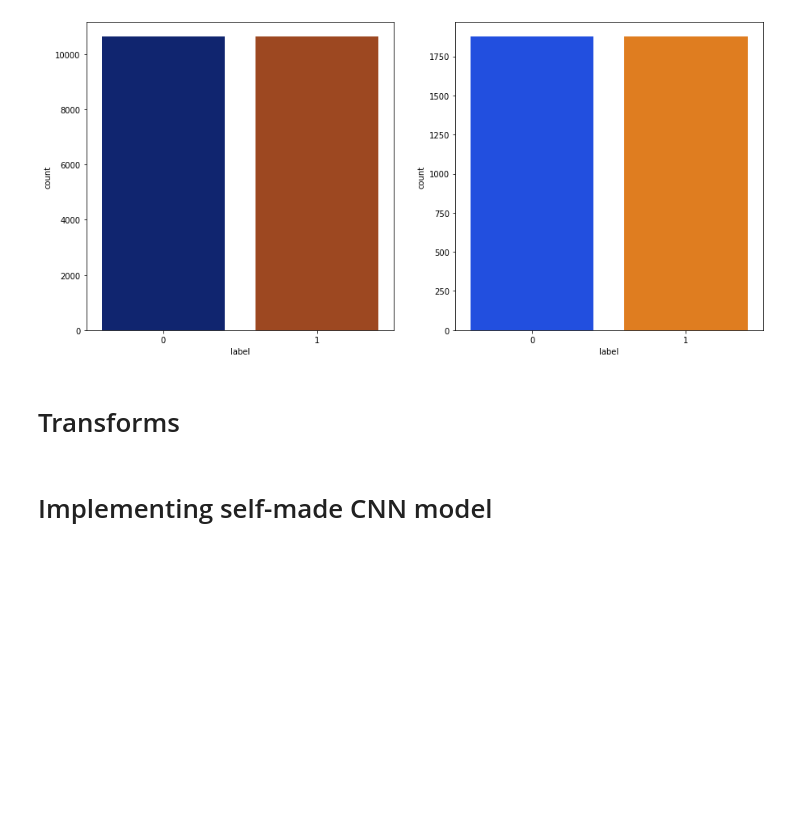
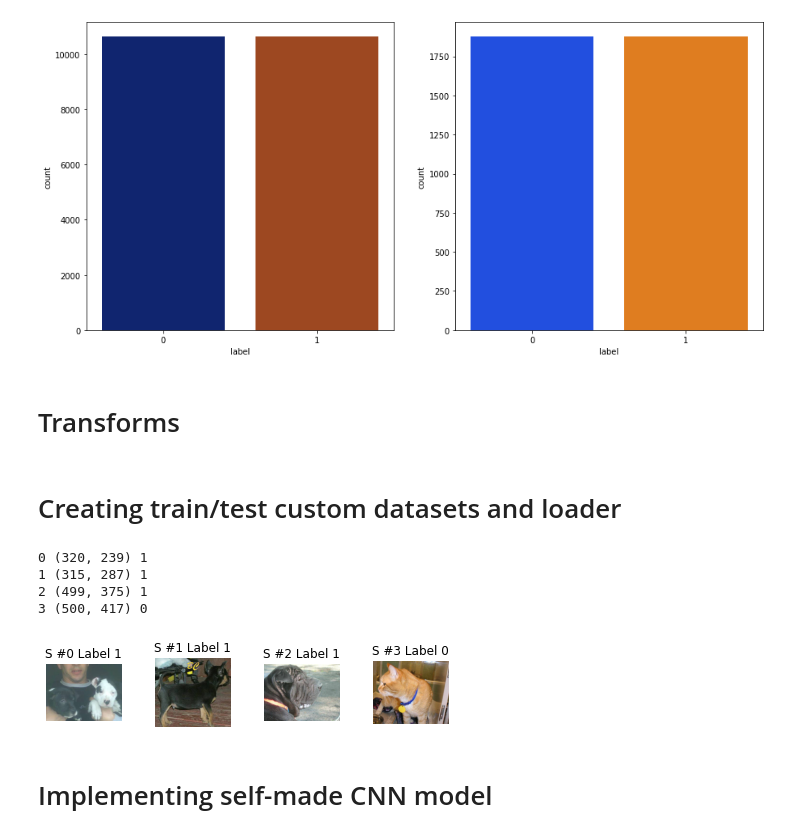
Before and after one commit to ivanshin/Cats_vs_dogs_vision, a Jupyter notebook: expirement_nb.ipynb, the cells around one changed output. Cells and saved outputs as stored; diff of their text form; code cells hidden in the pictures; blank space fills up the shorter version.

Commit message:
dataset_class_added

```diff
--- a/expirement_nb.ipynb
+++ b/expirement_nb.ipynb
@@ -88,7 +88,7 @@ array([42, 32])
 # %% [markdown]
 ### *NOTE*: 8513 unique shapes of images, so reshape need.
 # %%
-img_path = os.path.join(train_path, df_train['image'][1])
+img_path = os.path.join(TRAIN_PATH, df_train['image'][1])
 
 with Image.open(img_path) as img:
     plt.imshow(img)
@@ -104,7 +104,7 @@ g_mean_arr = []
 b_mean_arr = []
 
 for i in range(0, df_train.shape[0]):
-    img_path = os.path.join(train_path, df_train['image'][i])
+    img_path = os.path.join(TRAIN_PATH, df_train['image'][i])
 
     with Image.open(img_path) as img:
         img_np = np.array(img.getdata()).reshape(img.size[0], img.size[1], 3)
@@ -134,7 +134,7 @@ g_std_arr = []
 b_std_arr = []
 
 for i in range(0, df_train.shape[0]):
-    img_path = os.path.join(train_path, df_train['image'][i])
+    img_path = os.path.join(TRAIN_PATH, df_train['image'][i])
 
     with Image.open(img_path) as img:
         img_np = np.array(img.getdata()).reshape(img.size[0], img.size[1], 3)
@@ -183,6 +183,39 @@ train_transforms = torchvision.transforms.Compose(
     torchvision.transforms.RandomHorizontalFlip(),
     torchvision.transforms.ToTensor(),
     torchvision.transforms.Normalize([R_MEAN, G_MEAN, B_MEAN], [R_STD, G_STD, B_STD])])
+# %% [markdown]
+# Creating train/test custom datasets and loader
+# %%
+from img_dataset_class import ImgsDataset
+import img_dataset_class
+import imp
+imp.reload(img_dataset_class)
+
+train_set = ImgsDataset(X_train, y_train, TRAIN_PATH)
+test_set = ImgsDataset(X_test, y_test, TRAIN_PATH)
+# %%
+for i in range(len(train_set)):
+    sample = train_set[i]
+
+    print(i, sample['image'].size, sample['label'])
+
+    labl = sample['label']
+    ax = plt.subplot(1, 4, i + 1)
+    plt.tight_layout()
+    plt.imshow(sample['image'])
+    ax.set_title(f'S #{i} Label {labl}')
+    ax.axis('off')
+
+
+    if i == 3:
+        plt.show()
+        break
+# %% [output]
+0 (320, 239) 1
+1 (315, 287) 1
+2 (499, 375) 1
+3 (500, 417) 0
+[figure, added]
 # %% [markdown]
 # Implementing self-made CNN model
 # %%
```
Also changed, not shown: parts of 3 cells of this notebook, 1 other file.
